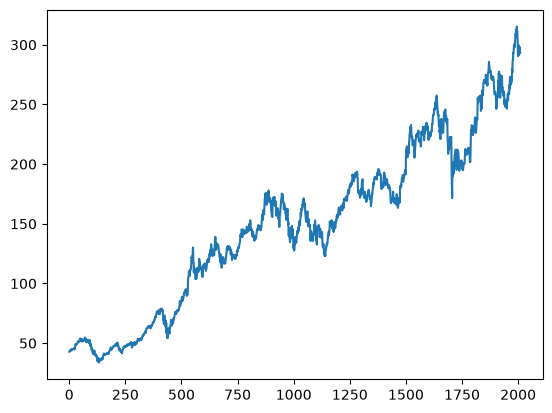
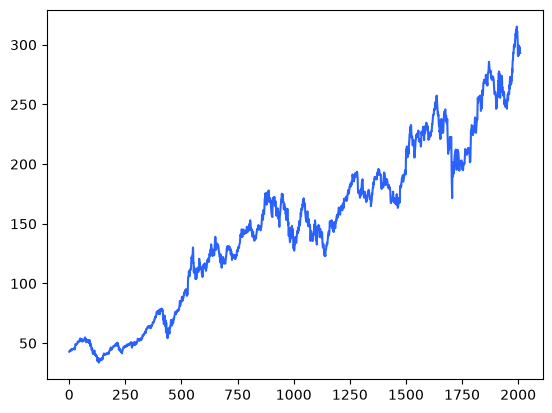
The change to this notebook cell's code, shown as a diff; its figure went from the first image to the second:
--- before
+++ after
@@ -1 +1 @@
-plt.plot(df.Close)
+plt.plot(df.Close, color='#2962ff')

Commit: Finish setting up and predicting price with model